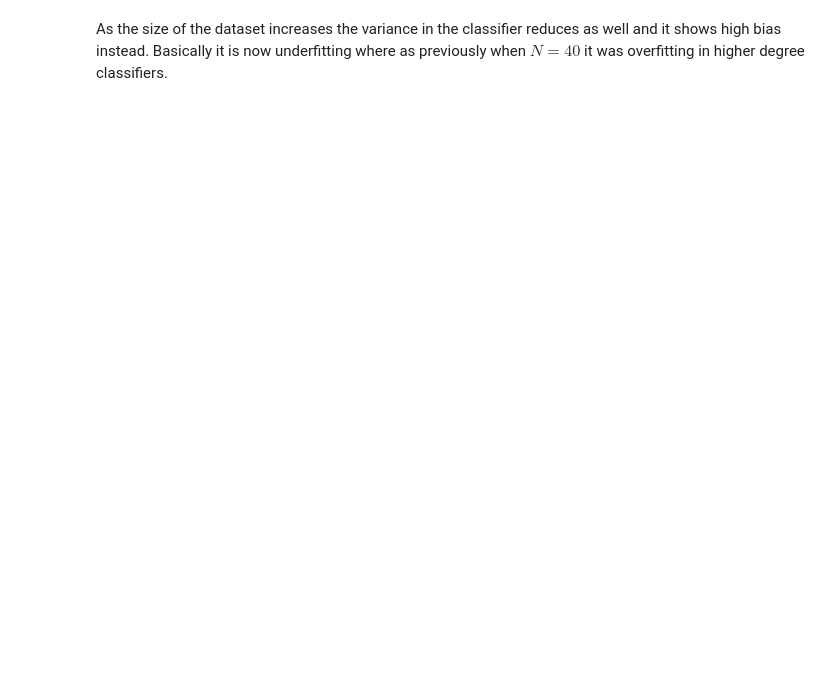
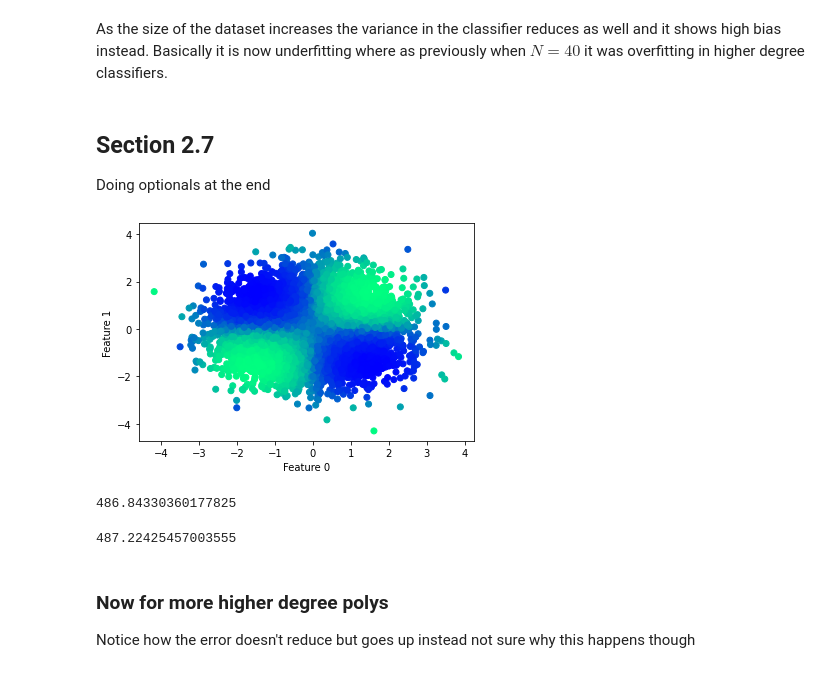
Before and after one commit to ojss/ml1-cs4220, a Jupyter notebook: ex2/ex2.ipynb, the cells around one changed output. Drawn from its saved outputs; the diff is of its cells as text; code cells hidden in the pictures; blank space fills up the shorter version.

```diff
--- a/ex2/ex2.ipynb
+++ b/ex2/ex2.ipynb
@@ -53,2 +53,17 @@ sns.scatterplot(x=x, y=y)
 # %% [markdown]
 As the size of the dataset increases the variance in the classifier reduces as well and it shows high bias instead. Basically it is now underfitting where as previously when $N = 40$ it was overfitting in higher degree classifiers.
+# %% [markdown]
+## Section 2.7
+
+Doing optionals at the end
+# %%
+def gendat_27(N=100):
+    x = np.random.standard_normal(size=(N, 2))
+    y = 50 * np.sin(x[:, 0]) * np.sin(x[:, 1]) + np.random.standard_normal(size=N)
+    return x, y, pr.prdataset(x, targets=y)
+# %%
+x, y, dataset27 = gendat_27(N=10000)
+# %%
+pr.scatterd(dataset27)
+# %% [output]
+[figure, added]
@@ -54,0 +72,14 @@ As the size of the dataset increases the variance in the classifier reduces as w
+# %%
+w1 = pr.linearr(dataset27, 1)
+testset27 * w1 * pr.testr()
+# %% [output]
+486.84330360177825
+# %%
+w2 = pr.linearr(dataset27, 2)
+testset27 * w2 * pr.testr()
+# %% [output]
+487.22425457003555
+# %% [markdown]
+### Now for more higher degree polys
+
+Notice how the error doesn't reduce but goes up instead not sure why this happens though
```
Also changed, not shown: parts of 28 cells of this notebook.
